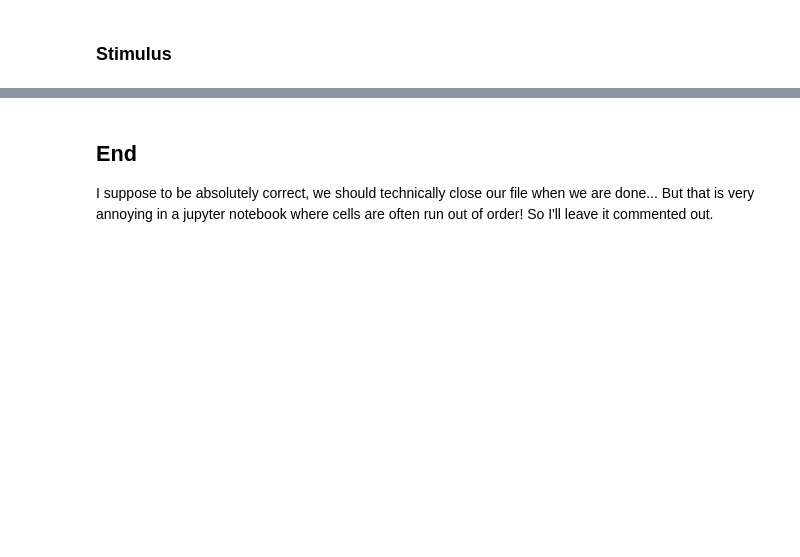
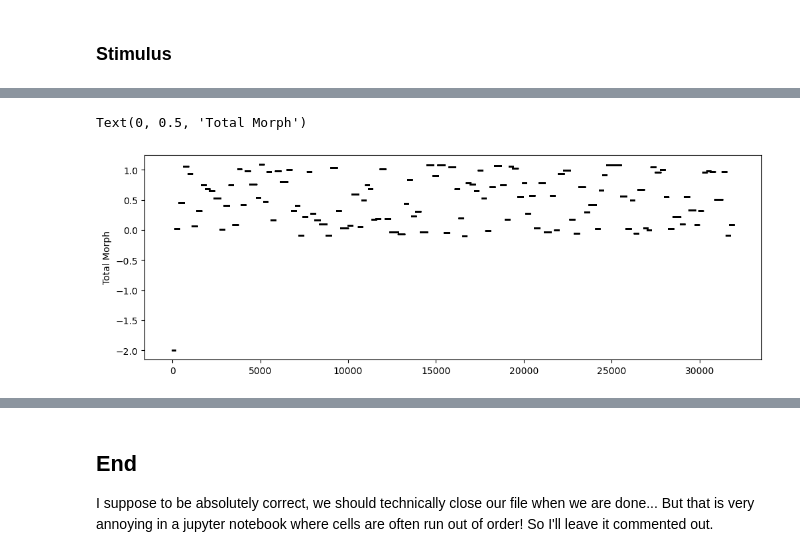
Before and after one commit to tarek-soubra/place-cell-project, a Jupyter notebook: explore.ipynb, the cells around one changed output, grey strips where cells are left out. Cells and saved outputs as stored; diff of their text form; code cells hidden in the pictures; blank space fills up the shorter version.

```diff
--- a/explore.ipynb
+++ b/explore.ipynb
@@ -193,0 +239,13 @@ ax[-1].set_xlabel("Frames");
+# %%
+morph = read_nwbfile.stimulus["morph"].data[()]
+wallJitter = read_nwbfile.stimulus["wallJitter"].data[()]
+
+totalMorph = morph + wallJitter
+
+fig, ax = plt.subplots(figsize=[12, 4])
+
+ax.plot(totalMorph, lw=0, marker=".", ms=1.5, color="k", alpha=0.8)
+ax.set_ylabel("Total Morph")
+# %% [output]
+Text(0, 0.5, 'Total Morph')
+[figure, added]
```
Also changed, not shown: parts of 31 cells of this notebook.
